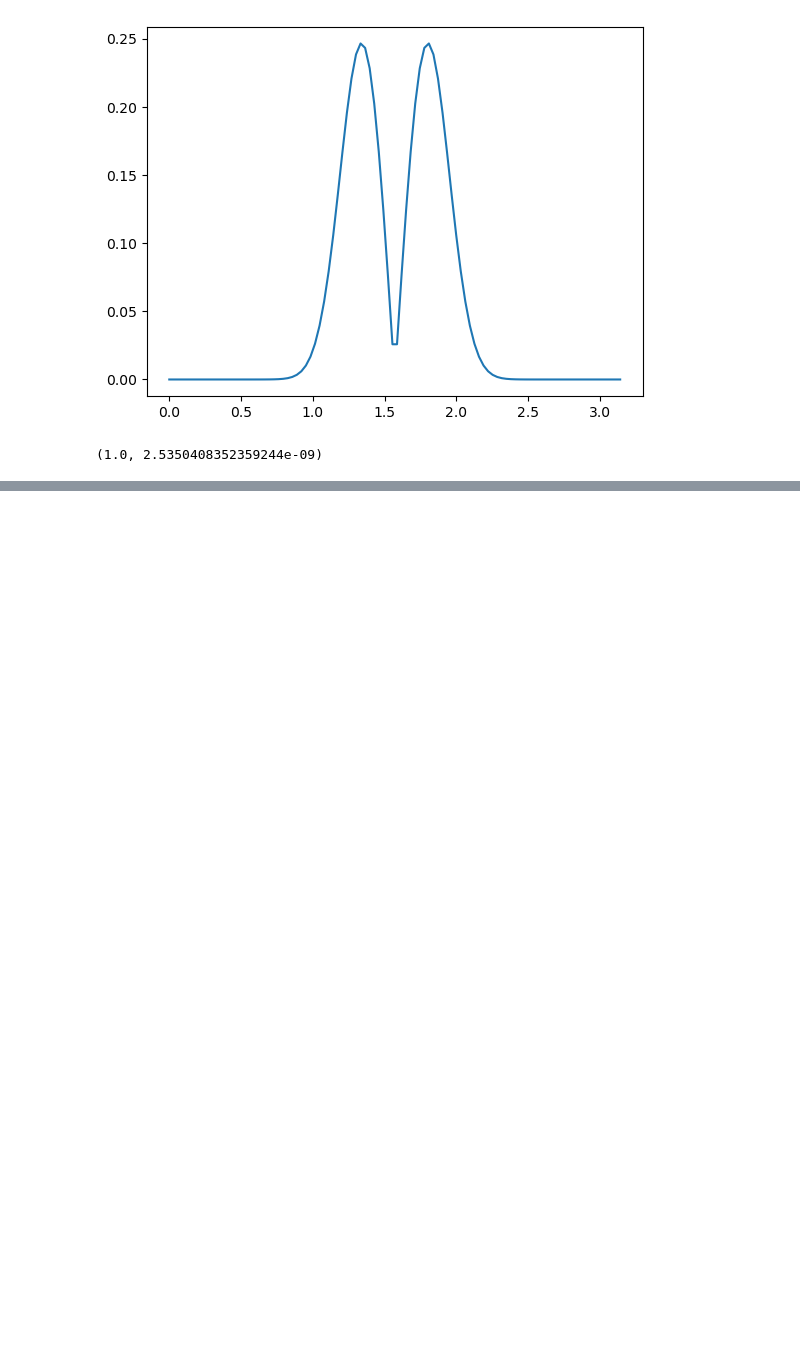
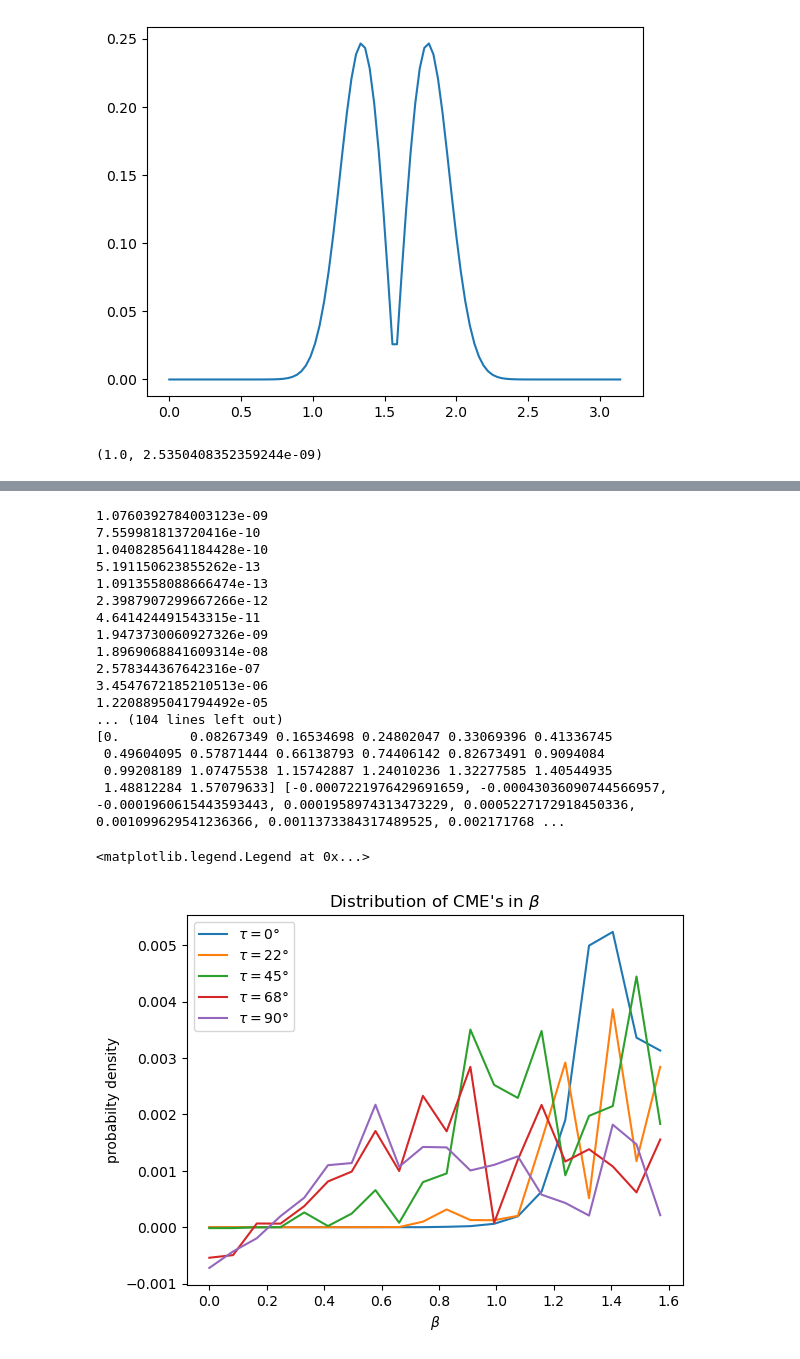
Before and after one commit to demichieldewilde/solar-flares, a Jupyter notebook: data/flare_distr/CME_distr.ipynb, the cells around one changed output, grey strips where cells are left out. Drawn from its saved outputs; the diff is of its cells as text; code cells hidden in the pictures; blank space fills up the shorter version.

Commit message:
CME_dist_integration

```diff
--- a/data/flare_distr/CME_distr.ipynb
+++ b/data/flare_distr/CME_distr.ipynb
@@ -153,0 +132,72 @@ y, np.sum(y)/20
+# %%
+###
+# fast is keyword for fast monte-carlo simulation vs thorough numerical integration
+# fast = True is monte-carlo using package mcint
+# fast = False is using scipy.integrade.nquad
+fast = False
+# %%
+import time
+import mcint
+import random
+import math
+
+def sampler():
+    while True:
+        theta     = random.uniform(0, np.pi)
+        phi  = random.uniform(0, 2*np.pi)
+        theta2    = random.uniform(0, np.pi/2)
+
+        yield (theta, phi, theta2)
+
+def get_rho_beta(beta, tau, fast=True):
+    if fast:
+        result, error = mcint.integrate(f_integrand_(beta, tau), sampler(), measure=1, n=10000)
+        print(error)
+    else:
+        start_time = time.time()
+        print(beta, tau, end='\r')
+        result, error = integrate.nquad(f_integrand_(beta, tau, vec=False), [[0, np.pi],       # theta, phi, theta2
+                                                    [0, 2*np.pi],         # phi
+                                                    [0, np.pi / 2 ]])        # theta2
+        end_time = time.time()
+        print(f'For params {beta=}, {tau = } we find the distibution to be {result}, with estimated error {error}. \
+            Taking {(end_time-start_time):.2f} to calculate.')
+
+    return result
+
+
+def rho_betas(betas, tau, fast=True):
+    return [get_rho_beta(beta, tau, fast) for beta in betas]
+
+betas = np.linspace(0,np.pi/2, 20)
+
+for tau in np.linspace(0,np.pi/2, 5):
+    a = rho_betas(betas, tau, fast)
+    plt.plot(betas, a, label=fr'$\tau=${round(tau*180/np.pi)}°')
+    print(betas, a)
+
+# plt.ylim(0,5)
+plt.title(r"Distribution of CME's in $\beta$")
+plt.xlabel(r"$\beta$")
+plt.ylabel("probabilty density")
+plt.legend()
+# %% [output]
+1.0760392784003123e-09
+7.559981813720416e-10
+1.0408285641184428e-10
+5.191150623855262e-13
+1.0913558088666474e-13
+2.3987907299667266e-12
+4.641424491543315e-11
+1.9473730060927326e-09
+1.8969068841609314e-08
+2.578344367642316e-07
+3.4547672185210513e-06
+1.2208895041794492e-05
+... (104 lines left out)
+[0.         0.08267349 0.16534698 0.24802047 0.33069396 0.41336745
+ 0.49604095 0.57871444 0.66138793 0.74406142 0.82673491 0.9094084
+ 0.99208189 1.07475538 1.15742887 1.24010236 1.32277585 1.40544935
+ 1.48812284 1.57079633] [-0.0007221976429691659, -0.00043036090744566957, -0.0001960615443593443, 0.0001958974313473229, 0.0005227172918450336, 0.001099629541236366, 0.0011373384317489525, 0.002171768 ...
+<matplotlib.legend.Legend at 0x...>
+[figure, added]
```
Also changed, not shown: parts of 22 cells of this notebook, 2 other files.
